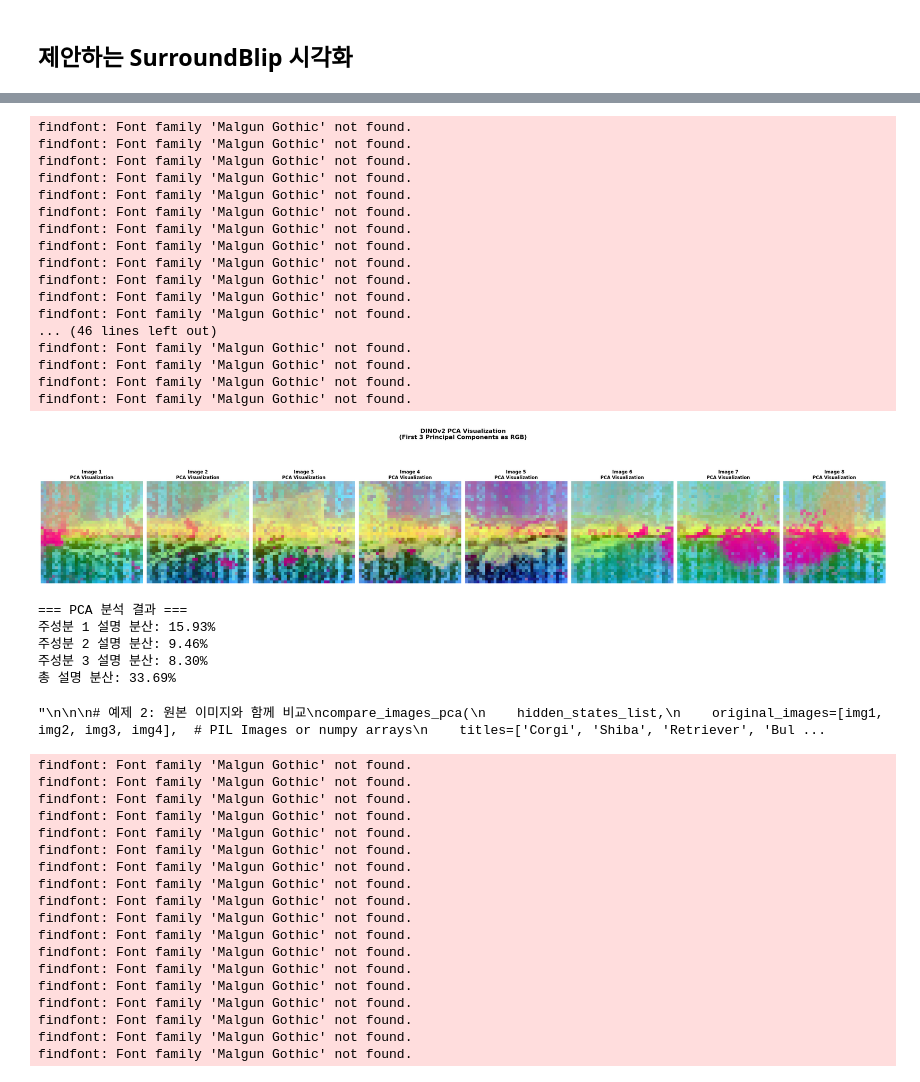
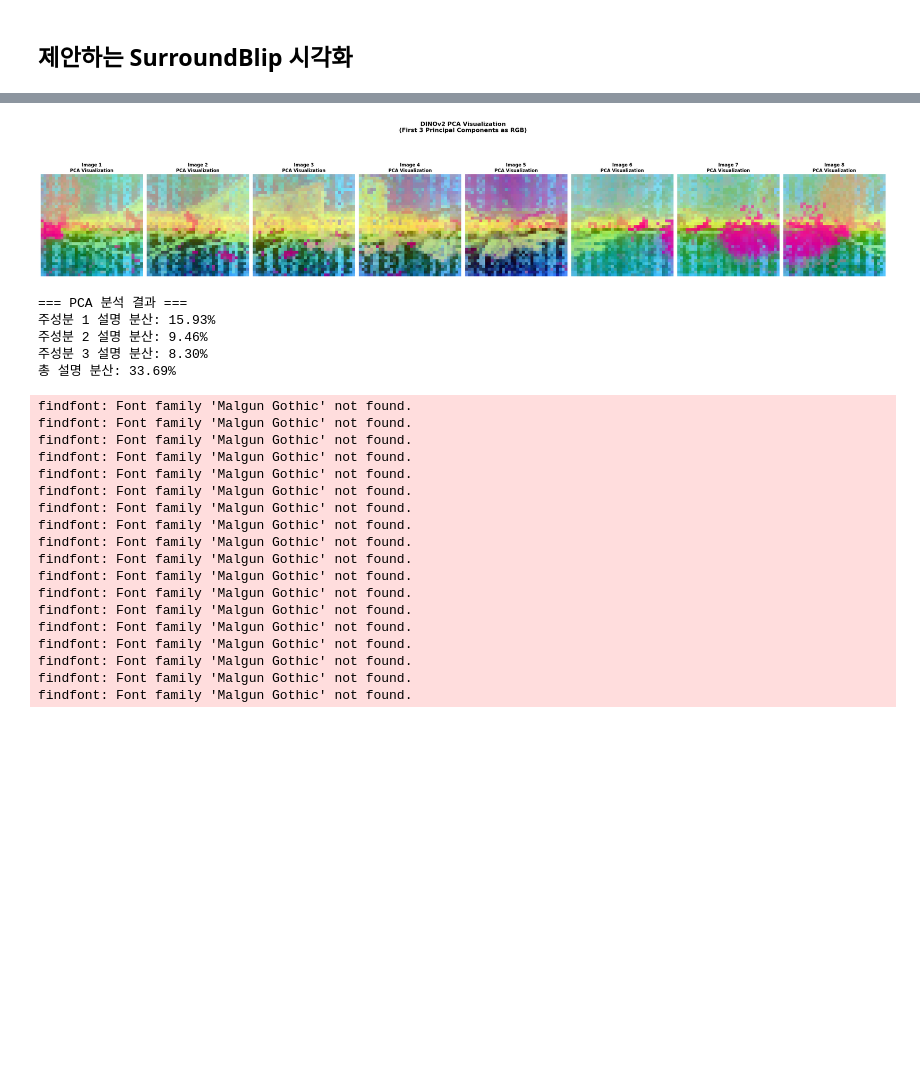
Before and after one commit to wooseungw/Surround360, a Jupyter notebook: dinov2st_visualize.ipynb, the cells around one changed output, grey strips where cells are left out. Cells and saved outputs as stored; diff of their text form; code cells hidden in the pictures; blank space fills up the shorter version.

```diff
--- a/dinov2st_visualize.ipynb
+++ b/dinov2st_visualize.ipynb
@@ -275,82 +285,40 @@ def compare_images_pca(hidden_states_list, original_images=None, titles=None, sa
 
     else:
         # PCA 시각화만 표시
         fig, axes = plt.subplots(1, num_images, figsize=(4 * num_images, 4))
 
         if num_images == 1:
             axes = [axes]
 
         for i, (pca_rgb, title) in enumerate(zip(pca_rgb_list, titles)):
             axes[i].imshow(pca_rgb)
             axes[i].set_title(f'{title}\nPCA Visualization', fontsize=12, fontweight='bold')
             axes[i].axis('off')
 
-    plt.suptitle('DINOv2 Semantic Feature Visualization', fontsize=16, fontweight='bold')
+    plt.suptitle('blip2 Semantic Feature Visualization', fontsize=16, fontweight='bold')
     plt.tight_layout()
 
     if save_path:
         plt.savefig(save_path, dpi=300, bbox_inches='tight')
         print(f"비교 시각화 저장: {save_path}")
 
     plt.show()
 
     return pca_rgb_list, pca_model
 
 # 예제 1: 기본 여러 이미지 PCA 시각화
 
 hidden_states_list = last_hidden_states
 pca_results, pca_model = visualize_multiple_pca_results(
     hidden_states_list,
 )
-
-# 사용 예제들
-"""
-
-
-# 예제 2: 원본 이미지와 함께 비교
-compare_images_pca(
-    hidden_states_list,
-    original_images=[img1, img2, img3, img4],  # PIL Images or numpy arrays
-    titles=['Corgi', 'Shiba', 'Retriever', 'Bulldog'],
-    save_path='comparison_viz.png'
-)
-
-# 예제 3: 단순 PCA 수행만
-pca_rgb_list, pca_model = dinov2_multiple_pca_visualization(hidden_states_list)
-
-# 개별 결과 확인
-for i, pca_rgb in enumerate(pca_rgb_list):
-    plt.figure(figsize=(6, 6))
-    plt.imshow(pca_rgb)
-    plt.title(f'Image {i+1} PCA Visualization')
-    plt.axis('off')
-    plt.show()
-"""
 # %% [output]
+[figure]
-findfont: Font family 'Malgun Gothic' not found.
-findfont: Font family 'Malgun Gothic' not found.
-findfont: Font family 'Malgun Gothic' not found.
-findfont: Font family 'Malgun Gothic' not found.
-findfont: Font family 'Malgun Gothic' not found.
-findfont: Font family 'Malgun Gothic' not found.
-findfont: Font family 'Malgun Gothic' not found.
-findfont: Font family 'Malgun Gothic' not found.
-findfont: Font family 'Malgun Gothic' not found.
-findfont: Font family 'Malgun Gothic' not found.
-findfont: Font family 'Malgun Gothic' not found.
-findfont: Font family 'Malgun Gothic' not found.
-... (46 lines left out)
-findfont: Font family 'Malgun Gothic' not found.
-findfont: Font family 'Malgun Gothic' not found.
-findfont: Font family 'Malgun Gothic' not found.
-findfont: Font family 'Malgun Gothic' not found.
+=== PCA 분석 결과 ===
+주성분 1 설명 분산: 15.93%
+주성분 2 설명 분산: 9.46%
+주성분 3 설명 분산: 8.30%
+총 설명 분산: 33.69%
-[figure]
-=== PCA 분석 결과 ===
-주성분 1 설명 분산: 15.93%
-주성분 2 설명 분산: 9.46%
-주성분 3 설명 분산: 8.30%
-총 설명 분산: 33.69%
-"\n\n\n# 예제 2: 원본 이미지와 함께 비교\ncompare_images_pca(\n    hidden_states_list,\n    original_images=[img1, img2, img3, img4],  # PIL Images or numpy arrays\n    titles=['Corgi', 'Shiba', 'Retriever', 'Bul ...
 # %%
 import numpy as np
 import matplotlib.pyplot as plt
```
Also changed, not shown: parts of 3 cells of this notebook, 2 other files.
